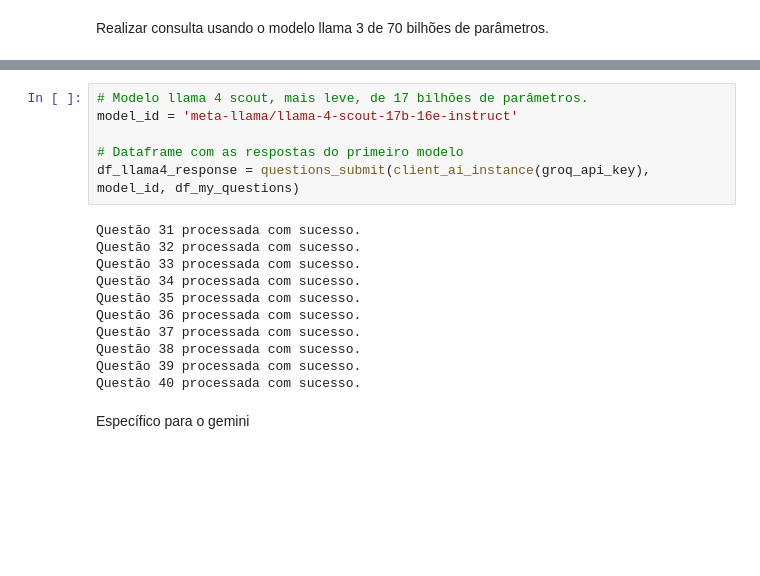
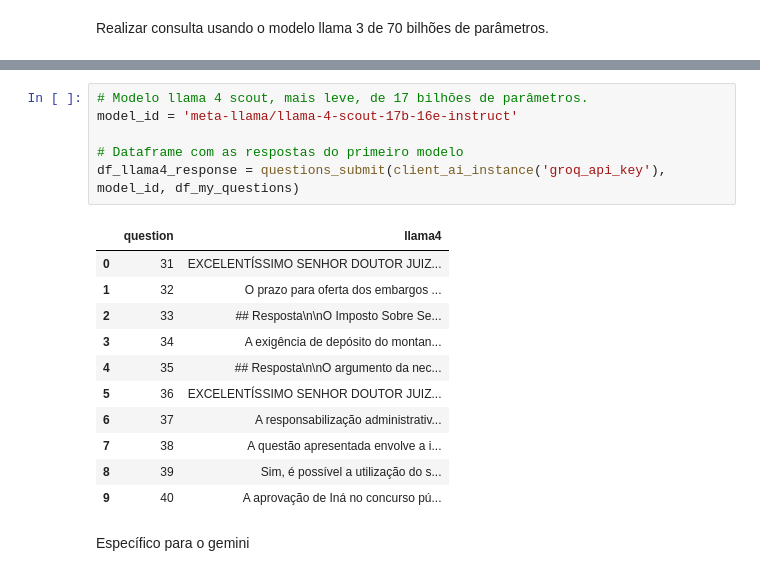
Before and after one commit to eduoududu/juridico, a Jupyter notebook: models/open_questions.ipynb, the cells around one changed output, grey strips where cells are left out. Saved outputs shown, nothing was run; the diff lists cells and outputs as text; blank space fills up the shorter version.

```diff
--- a/models/open_questions.ipynb
+++ b/models/open_questions.ipynb
@@ -134,20 +163,21 @@ Modelo qwen 3 de 32 bilhões de parâmetros.
 # %%
 # Modelo llama 4 scout, mais leve, de 17 bilhões de parâmetros.
 model_id = 'meta-llama/llama-4-scout-17b-16e-instruct'
 
 # Dataframe com as respostas do primeiro modelo
-df_llama4_response = questions_submit(client_ai_instance(groq_api_key), model_id, df_my_questions)
+df_llama4_response = questions_submit(client_ai_instance('groq_api_key'), model_id, df_my_questions)
 # %% [output]
-Questão 31 processada com sucesso.
-Questão 32 processada com sucesso.
-Questão 33 processada com sucesso.
-Questão 34 processada com sucesso.
-Questão 35 processada com sucesso.
-Questão 36 processada com sucesso.
-Questão 37 processada com sucesso.
-Questão 38 processada com sucesso.
-Questão 39 processada com sucesso.
-Questão 40 processada com sucesso.
+|  | question | llama4 |
+| 0 | 31 | EXCELENTÍSSIMO SENHOR DOUTOR JUIZ... |
+| 1 | 32 | O prazo para oferta dos embargos ... |
+| 2 | 33 | ## Resposta\n\nO Imposto Sobre Se... |
+| 3 | 34 | A exigência de depósito do montan... |
+| 4 | 35 | ## Resposta\n\nO argumento da nec... |
+| 5 | 36 | EXCELENTÍSSIMO SENHOR DOUTOR JUIZ... |
+| 6 | 37 | A responsabilização administrativ... |
+| 7 | 38 | A questão apresentada envolve a i... |
+| 8 | 39 | Sim, é possível a utilização do s... |
+| 9 | 40 | A aprovação de Iná no concurso pú... |
 # %% [markdown]
 Específico para o gemini
 # %%
```
Also changed, not shown: parts of 32 cells of this notebook, 3 other files.
